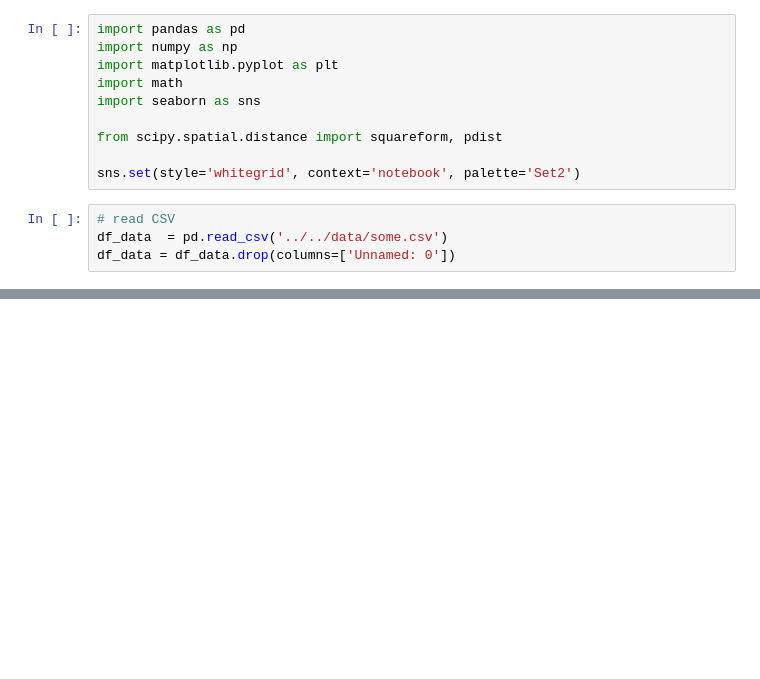
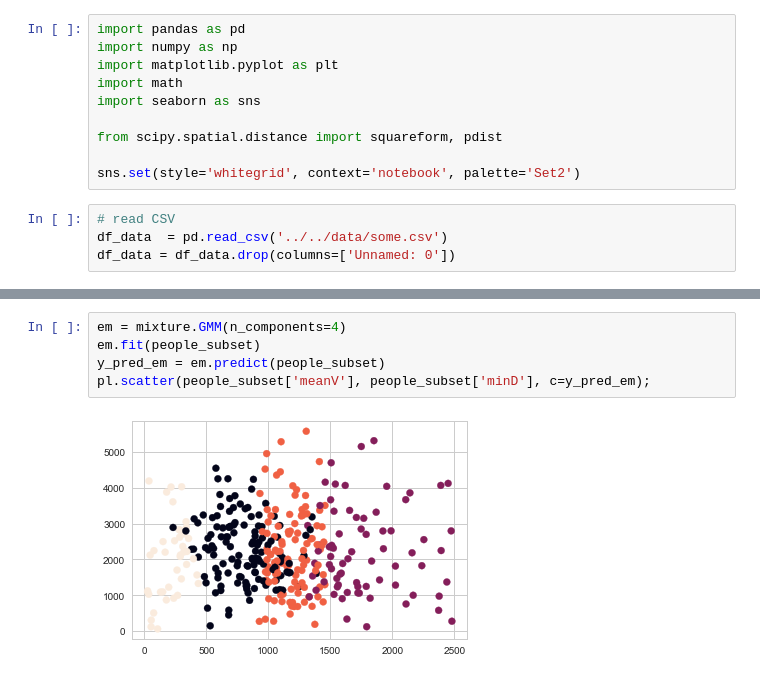
Before and after one commit to sorashido/humanTracking, a Jupyter notebook: modeling/analyzing/sample.ipynb, the cells around one changed output, grey strips where cells are left out. Saved outputs shown, nothing was run; the diff lists cells and outputs as text; blank space fills up the shorter version.

```diff
--- a/modeling/analyzing/sample.ipynb
+++ b/modeling/analyzing/sample.ipynb
@@ -41,0 +97,7 @@ df_dataset.head()
+# %%
+em = mixture.GMM(n_components=4)
+em.fit(people_subset)
+y_pred_em = em.predict(people_subset)
+pl.scatter(people_subset['meanV'], people_subset['minD'], c=y_pred_em);
+# %% [output]
+[figure, added]
```
Also changed, not shown: parts of 17 cells of this notebook, 1 other file.
